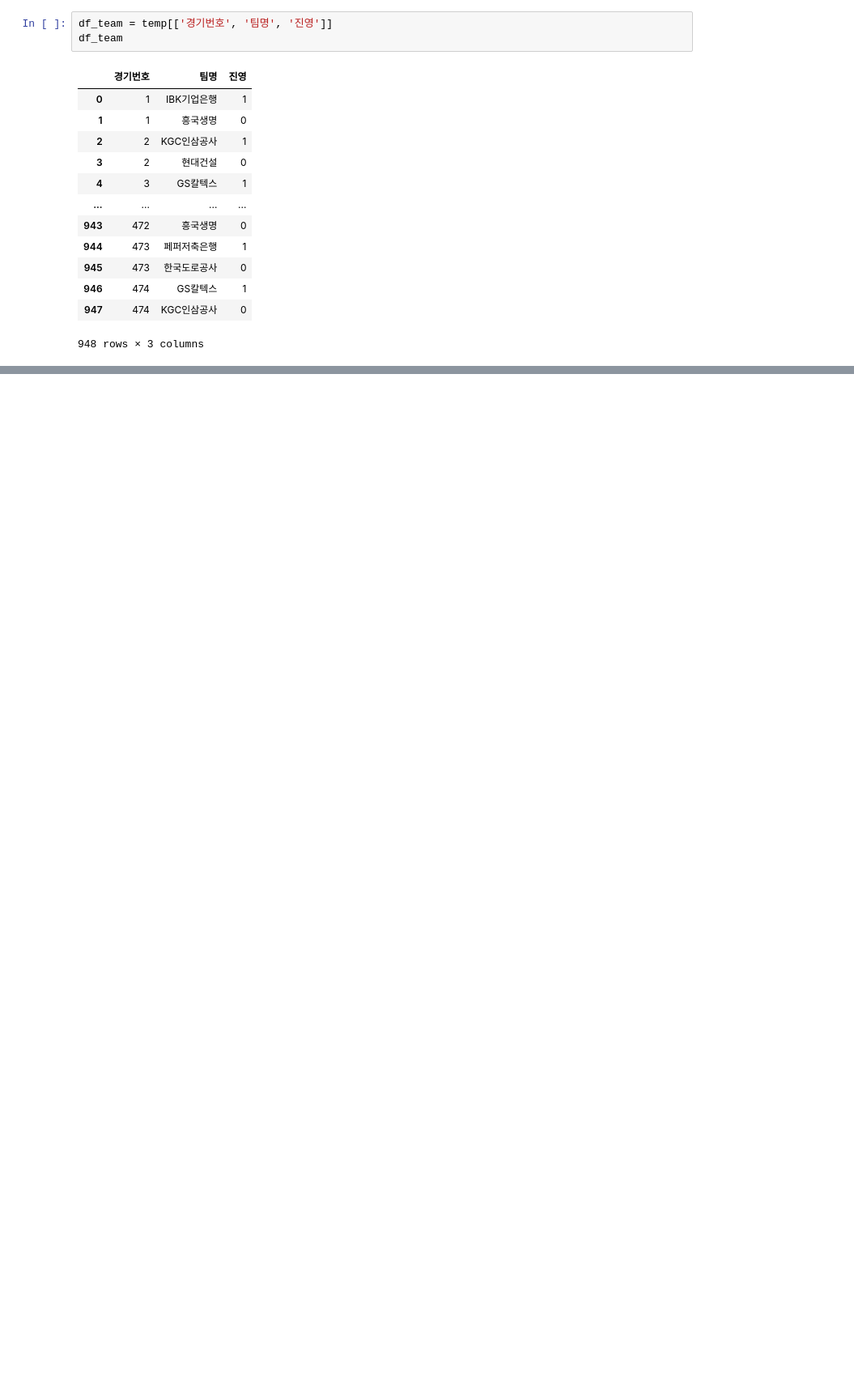
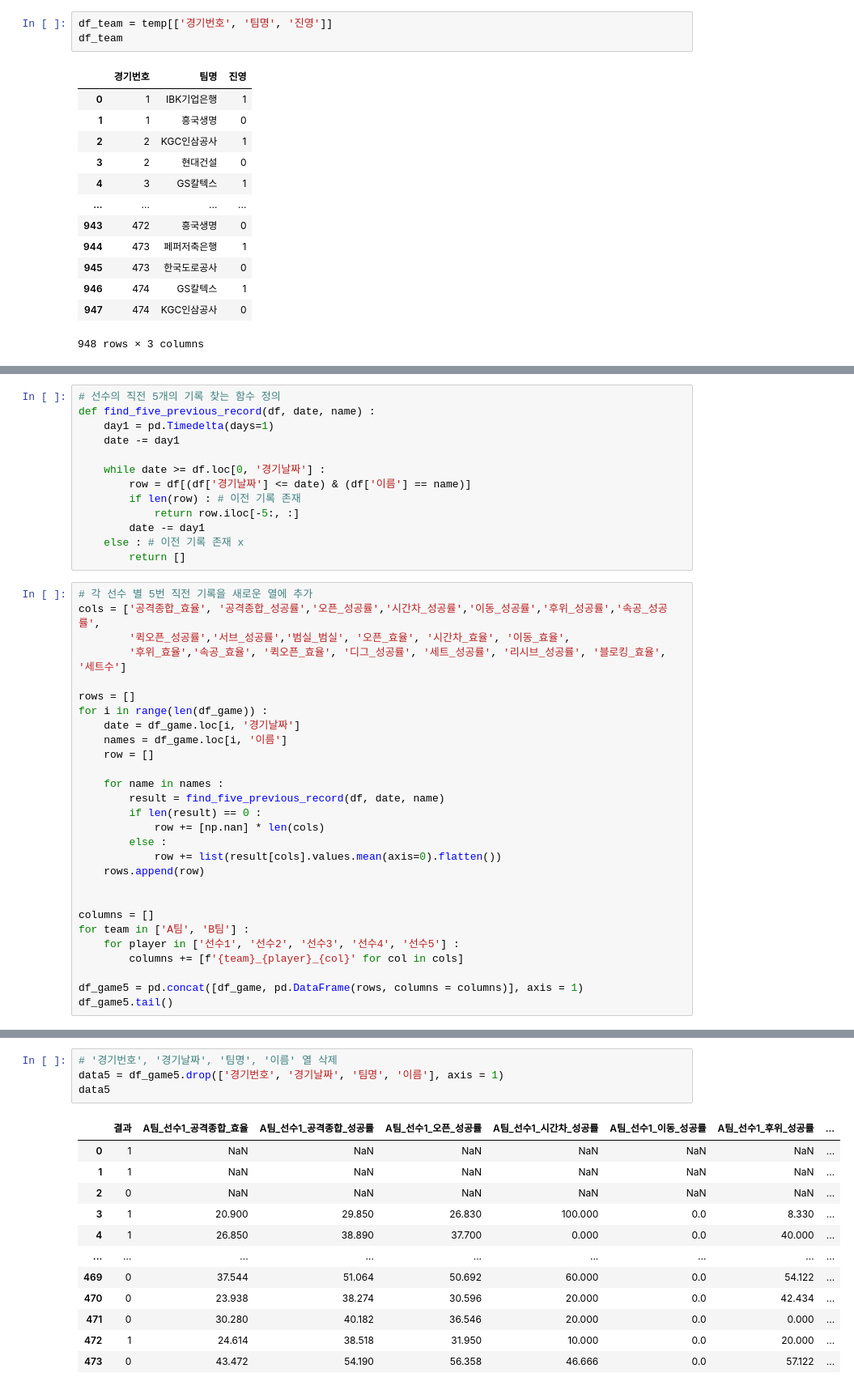
Before and after one commit to KB-IT-s-your-life/02_-, a Jupyter notebook: 02_ML_Project.ipynb, the cells around one changed output, grey strips where cells are left out. Shown at 81% size. Saved outputs shown, nothing was run; the diff lists cells and outputs as text; blank space fills up the shorter version.

```diff
--- a/02_ML_Project.ipynb
+++ b/02_ML_Project.ipynb
@@ -528,0 +750,41 @@ plt.show()
+# %%
+# 선수의 직전 5개의 기록 찾는 함수 정의
+def find_five_previous_record(df, date, name) :
+    day1 = pd.Timedelta(days=1)
+    date -= day1
+
+    while date >= df.loc[0, '경기날짜'] :
+        row = df[(df['경기날짜'] <= date) & (df['이름'] == name)]
+        if len(row) : # 이전 기록 존재
+            return row.iloc[-5:, :]
+        date -= day1
+    else : # 이전 기록 존재 x
+        return []
+# %%
+# 각 선수 별 5번 직전 기록을 새로운 열에 추가
+cols = ['공격종합_효율', '공격종합_성공률','오픈_성공률','시간차_성공률','이동_성공률','후위_성공률','속공_성공률',
+        '퀵오픈_성공률','서브_성공률','범실_범실', '오픈_효율', '시간차_효율', '이동_효율',
+        '후위_효율','속공_효율', '퀵오픈_효율', '디그_성공률', '세트_성공률', '리시브_성공률', '블로킹_효율', '세트수']
+
+rows = []
+for i in range(len(df_game)) :
+    date = df_game.loc[i, '경기날짜']
+    names = df_game.loc[i, '이름']
+    row = []
+
+    for name in names :
+        result = find_five_previous_record(df, date, name)
+        if len(result) == 0 :
+            row += [np.nan] * len(cols)
+        else :
+            row += list(result[cols].values.mean(axis=0).flatten())
+    rows.append(row)
+
+
+columns = []
+for team in ['A팀', 'B팀'] :
+    for player in ['선수1', '선수2', '선수3', '선수4', '선수5'] :
+        columns += [f'{team}_{player}_{col}' for col in cols]
+
+df_game5 = pd.concat([df_game, pd.DataFrame(rows, columns = columns)], axis = 1)
+df_game5.tail()
@@ -528,0 +799,17 @@ plt.show()
+# %%
+# '경기번호', '경기날짜', '팀명', '이름' 열 삭제
+data5 = df_game5.drop(['경기번호', '경기날짜', '팀명', '이름'], axis = 1)
+data5
+# %% [output]
+|  | 결과 | A팀_선수1_공격종합_효율 | A팀_선수1_공격종합_성공률 | A팀_선수1_오픈_성공률 | A팀_선수1_시간차_성공률 | A팀_선수1_이동_성공률 | A팀_선수1_후위_성공률 | ... |
+| 0 | 1 | NaN | NaN | NaN | NaN | NaN | NaN | ... |
+| 1 | 1 | NaN | NaN | NaN | NaN | NaN | NaN | ... |
+| 2 | 0 | NaN | NaN | NaN | NaN | NaN | NaN | ... |
+| 3 | 1 | 20.900 | 29.850 | 26.830 | 100.000 | 0.0 | 8.330 | ... |
+| 4 | 1 | 26.850 | 38.890 | 37.700 | 0.000 | 0.0 | 40.000 | ... |
+| ... | ... | ... | ... | ... | ... | ... | ... | ... |
+| 469 | 0 | 37.544 | 51.064 | 50.692 | 60.000 | 0.0 | 54.122 | ... |
+| 470 | 0 | 23.938 | 38.274 | 30.596 | 20.000 | 0.0 | 42.434 | ... |
+| 471 | 0 | 30.280 | 40.182 | 36.546 | 20.000 | 0.0 | 0.000 | ... |
+| 472 | 1 | 24.614 | 38.518 | 31.950 | 10.000 | 0.0 | 20.000 | ... |
+| 473 | 0 | 43.472 | 54.190 | 56.358 | 46.666 | 0.0 | 57.122 | ... |
```
Also changed, not shown: parts of 39 cells of this notebook.
